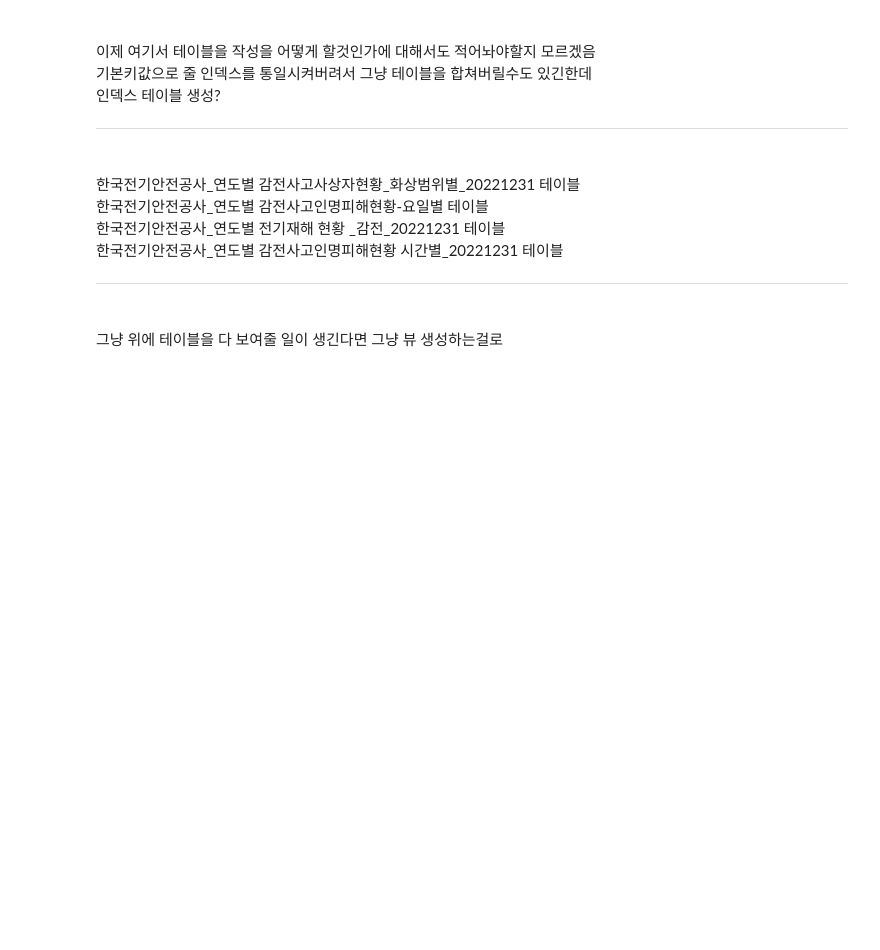
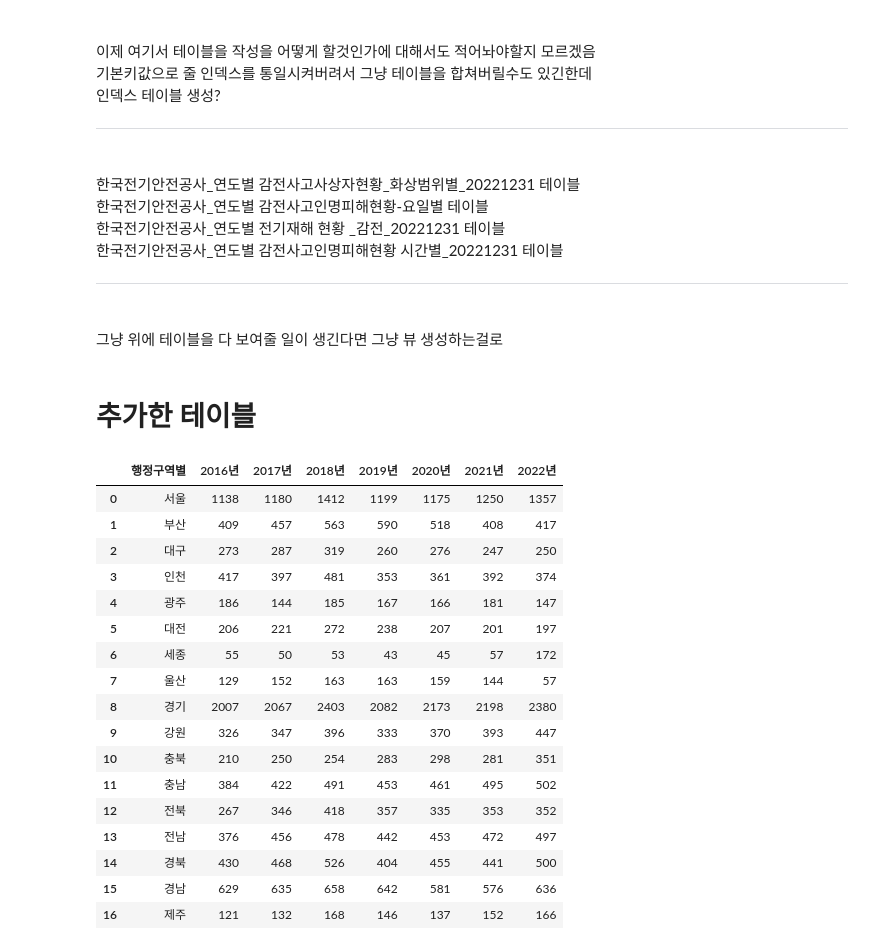
Before and after one commit to deardeer123/workspace_sts, a Jupyter notebook: python_study/project_python/team2.ipynb, the cells around one changed output. Drawn from its saved outputs; the diff is of its cells as text; code cells hidden in the pictures; blank space fills up the shorter version.

```diff
--- a/python_study/project_python/team2.ipynb
+++ b/python_study/project_python/team2.ipynb
@@ -217,3 +208,32 @@ new_df2
 <hr>
 
 <br> 그냥 위에 테이블을 다 보여줄 일이 생긴다면 그냥 뷰 생성하는걸로
+# %% [markdown]
+# 추가한 테이블
+# %%
+import pandas as pd
+# 새로운 테이블
+df1 = pd.read_csv('한국전기안전공사_전기화재통계_20221231.csv', encoding='CP949')
+df2 = pd.read_csv('한국전기안전공사_연도별 전기화재 발생요인_20221231.csv',  encoding='CP949', index_col='구분')
+# %%
+#확인1
+df1
+# %% [output]
+|  | 행정구역별 | 2016년 | 2017년 | 2018년 | 2019년 | 2020년 | 2021년 | 2022년 |
+| 0 | 서울 | 1138 | 1180 | 1412 | 1199 | 1175 | 1250 | 1357 |
+| 1 | 부산 | 409 | 457 | 563 | 590 | 518 | 408 | 417 |
+| 2 | 대구 | 273 | 287 | 319 | 260 | 276 | 247 | 250 |
+| 3 | 인천 | 417 | 397 | 481 | 353 | 361 | 392 | 374 |
+| 4 | 광주 | 186 | 144 | 185 | 167 | 166 | 181 | 147 |
+| 5 | 대전 | 206 | 221 | 272 | 238 | 207 | 201 | 197 |
+| 6 | 세종 | 55 | 50 | 53 | 43 | 45 | 57 | 172 |
+| 7 | 울산 | 129 | 152 | 163 | 163 | 159 | 144 | 57 |
+| 8 | 경기 | 2007 | 2067 | 2403 | 2082 | 2173 | 2198 | 2380 |
+| 9 | 강원 | 326 | 347 | 396 | 333 | 370 | 393 | 447 |
+| 10 | 충북 | 210 | 250 | 254 | 283 | 298 | 281 | 351 |
+| 11 | 충남 | 384 | 422 | 491 | 453 | 461 | 495 | 502 |
+| 12 | 전북 | 267 | 346 | 418 | 357 | 335 | 353 | 352 |
+| 13 | 전남 | 376 | 456 | 478 | 442 | 453 | 472 | 497 |
+| 14 | 경북 | 430 | 468 | 526 | 404 | 455 | 441 | 500 |
+| 15 | 경남 | 629 | 635 | 658 | 642 | 581 | 576 | 636 |
+| 16 | 제주 | 121 | 132 | 168 | 146 | 137 | 152 | 166 |
```
Also changed, not shown: parts of 19 cells of this notebook, 14 other files.
